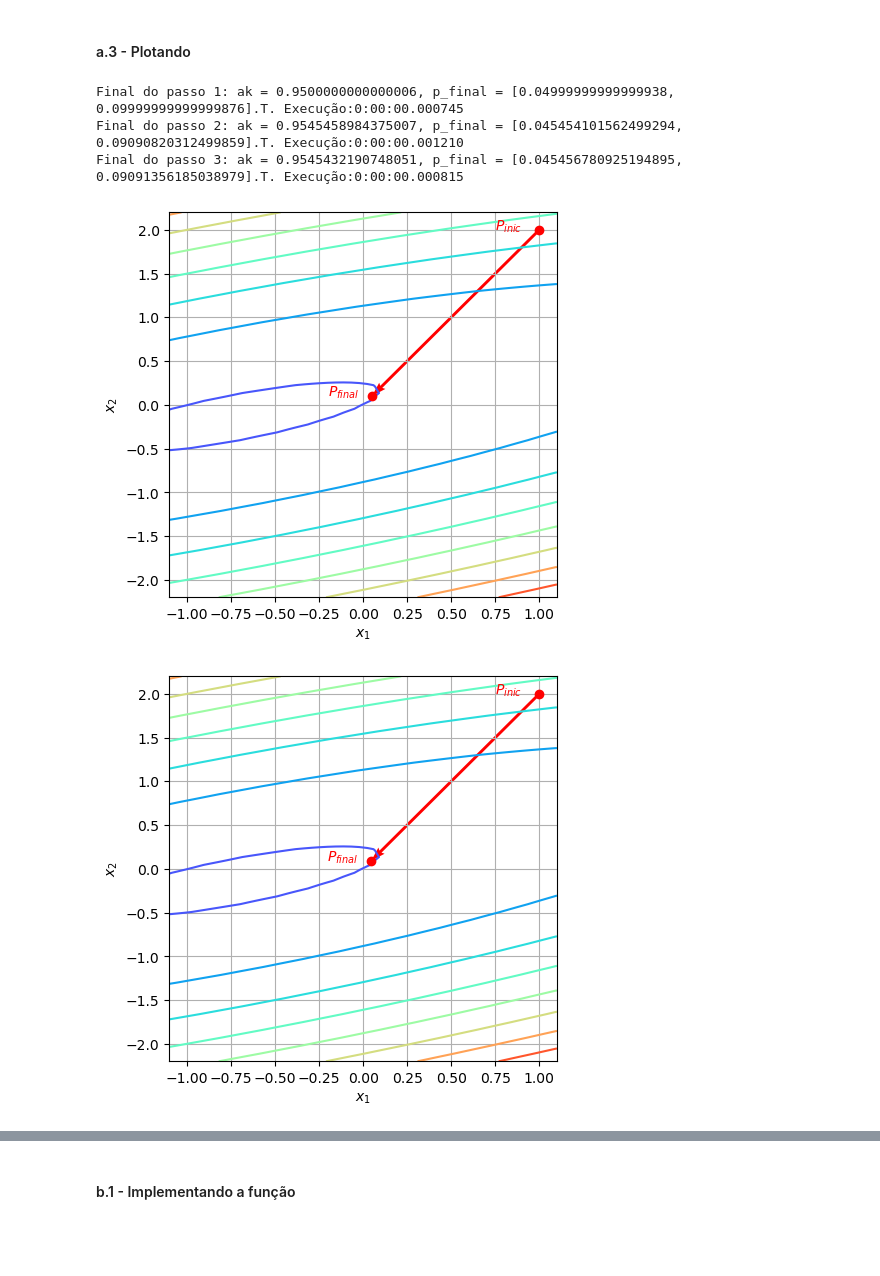
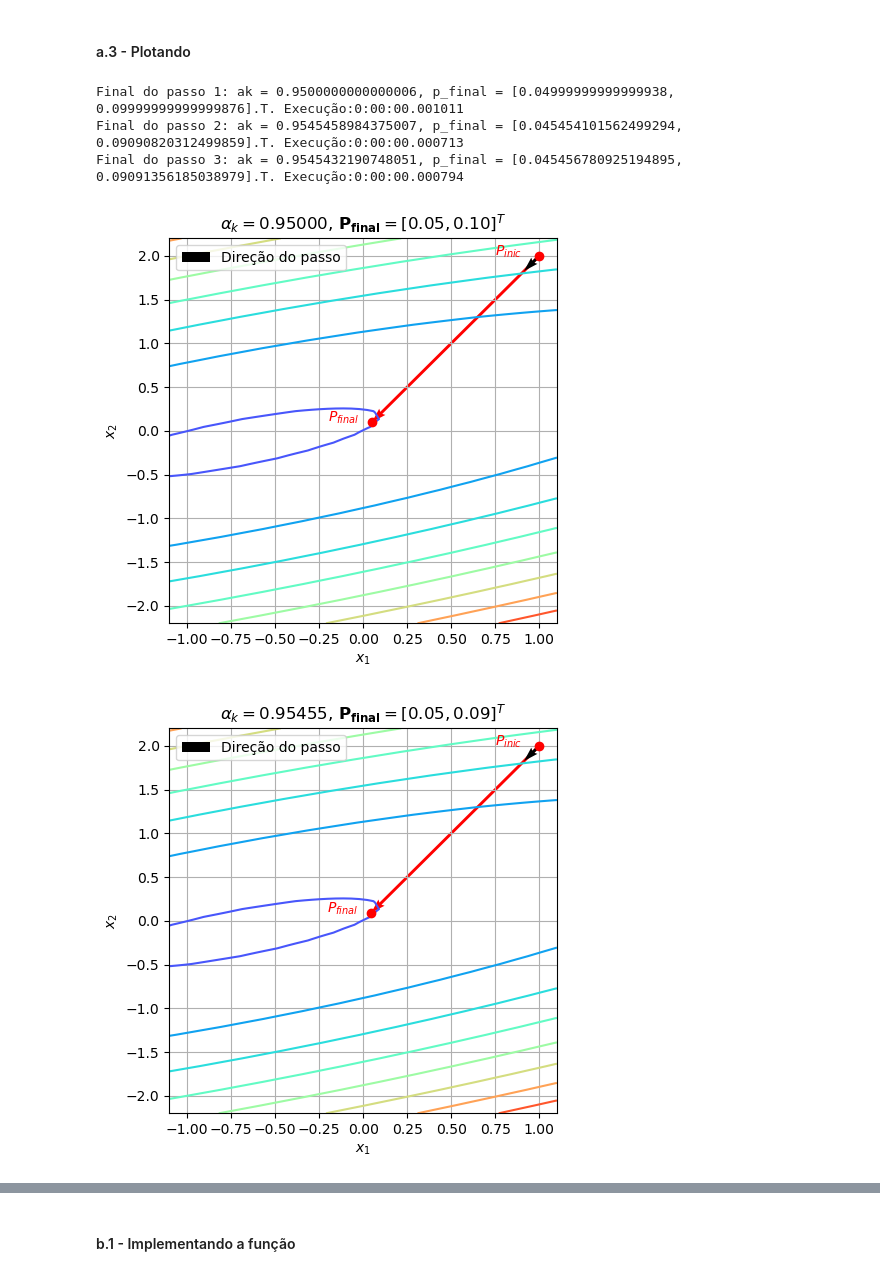
Before and after one commit to prj-phcp/MEC2403_Activities, a Jupyter notebook: Lista1/Lista1.ipynb, the cells around one changed output, grey strips where cells are left out. Drawn from its saved outputs; the diff is of its cells as text; code cells hidden in the pictures; blank space fills up the shorter version.

Commit message:
Finalizacao dos plots e avanço na Lista01

```diff
--- a/Lista1/Lista1.ipynb
+++ b/Lista1/Lista1.ipynb
@@ -73,32 +73,35 @@ d = np.array([-1, -2])
 # %%
 item = 'a'
 
 x = np.linspace(-1.1, 1.1, 50)
 y = np.linspace(-2.2, 2.2, 50)
 X, Y = np.meshgrid(x, y)
 Z = f(X, Y)
 
 i = 0
 for step in step_list:
     i += 1
     t_init = datetime.datetime.now()
     ak, p_final = step(p_inicial, d, f)
     t_final = datetime.datetime.now()
     print(f'Final do passo {i}: ak = {ak}, p_final = [{p_final[0]}, {p_final[1]}].T. Execução:{t_final - t_init}')
     fig, ax = plt.subplots(1,1, figsize=(5, 5))
     ax.contour(X, Y, Z, cmap='rainbow')
     ax.plot(*p_inicial, 'ro')
     ax.text(p_inicial[0]-0.25, p_inicial[1], '$P_{inic}$', color='red')
     ax.plot(*p_final, 'ro')
     ax.text(p_final[0]-0.25, p_final[1], '$P_{final}$', color='red')
     ax.quiver(p_inicial[0], p_inicial[1], p_final[0]-p_inicial[0], p_final[1]-p_inicial[1], color='red', angles='xy', scale_units='xy', scale=1)
+    ax.quiver(p_inicial[0], p_inicial[1], d[0], d[1], color='black', angles='xy', label='Direção do passo')
     ax.grid()
+    ax.legend()
     ax.set_xlabel('$x_1$')
     ax.set_ylabel('$x_2$')
+    ax.set_title(f'$\\alpha_k = {ak:.5f}$, $\mathbf{{P_{{final}}}} = [{p_final[0]:.2f}, {p_final[1]:.2f}]^T$')
     fig.savefig(f'images/q2{item}_{i}.pdf')
 # %% [output]
-Final do passo 1: ak = 0.9500000000000006, p_final = [0.04999999999999938, 0.09999999999999876].T. Execução:0:00:00.000745
-Final do passo 2: ak = 0.9545458984375007, p_final = [0.045454101562499294, 0.09090820312499859].T. Execução:0:00:00.001210
-Final do passo 3: ak = 0.9545432190748051, p_final = [0.045456780925194895, 0.09091356185038979].T. Execução:0:00:00.000815
+Final do passo 1: ak = 0.9500000000000006, p_final = [0.04999999999999938, 0.09999999999999876].T. Execução:0:00:00.001011
+Final do passo 2: ak = 0.9545458984375007, p_final = [0.045454101562499294, 0.09090820312499859].T. Execução:0:00:00.000713
+Final do passo 3: ak = 0.9545432190748051, p_final = [0.045456780925194895, 0.09091356185038979].T. Execução:0:00:00.000794
-[figure, old version]
+[figure, new version]
-[figure, old version]
+[figure, new version]
```
Also changed, not shown: parts of 6 cells of this notebook, 16 other files.
